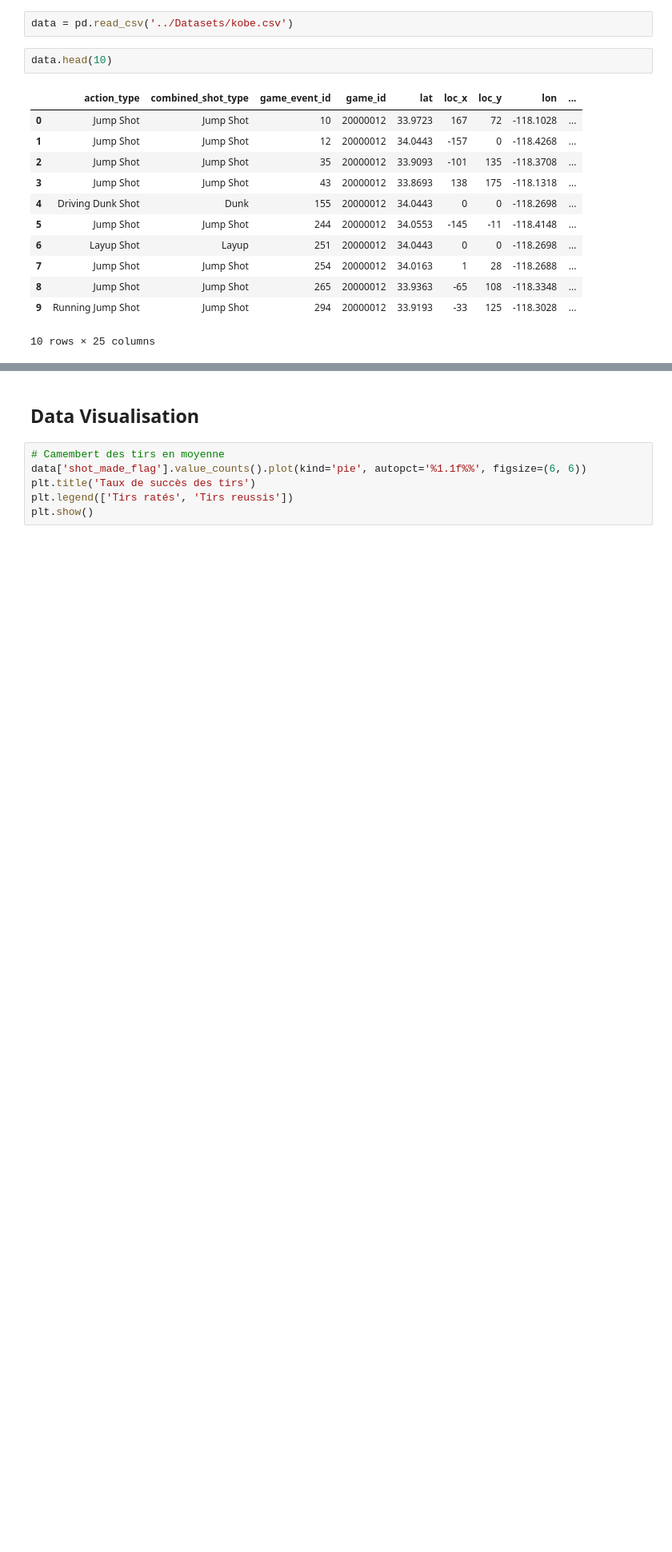
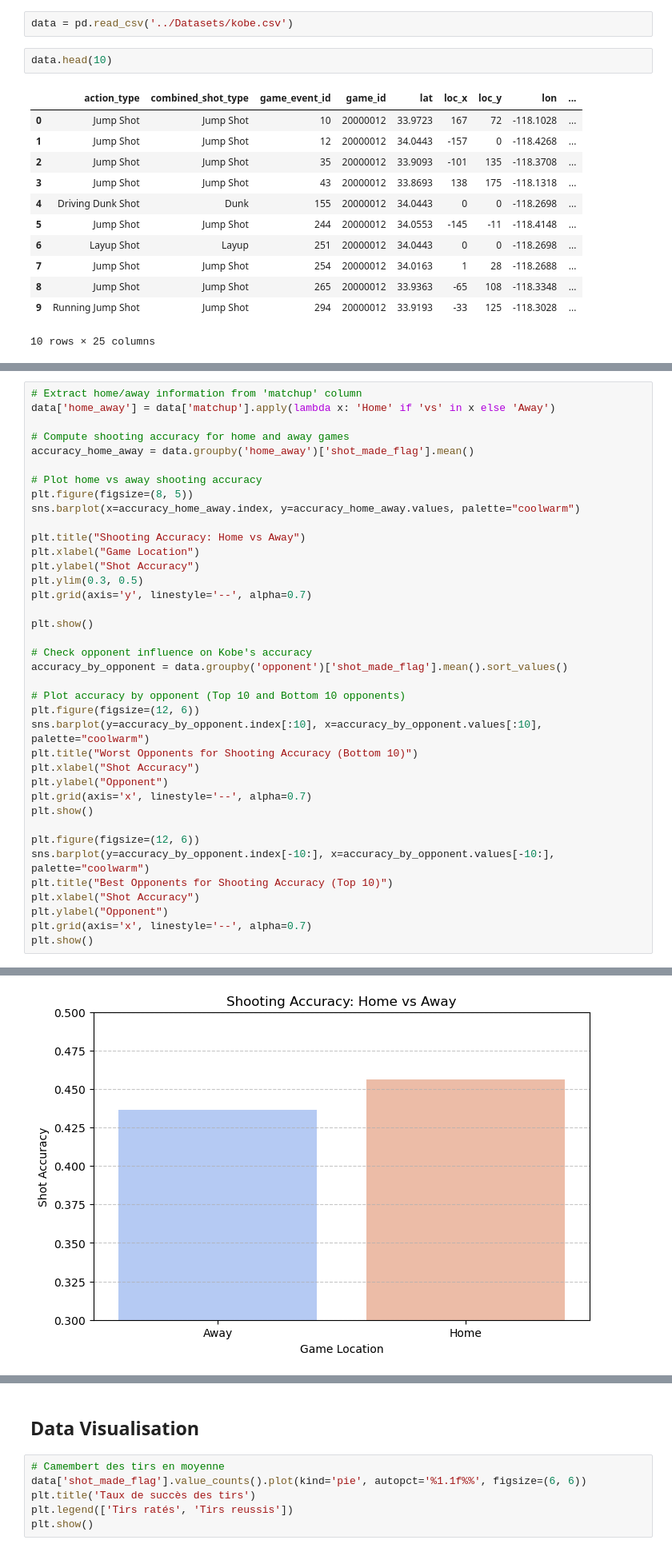
Before and after one commit to guilhem-s/machine_learning_miashs, a Jupyter notebook: kobe-v2/EDA.ipynb, the cells around one changed output, grey strips where cells are left out. Shown: that part at 80% size. Drawn from its saved outputs; the diff is of its cells as text; blank space fills up the shorter version.

```diff
--- a/kobe-v2/EDA.ipynb
+++ b/kobe-v2/EDA.ipynb
@@ -61,0 +99,39 @@ DataFrame shape: (30697, 25)
+# %%
+# Extract home/away information from 'matchup' column
+data['home_away'] = data['matchup'].apply(lambda x: 'Home' if 'vs' in x else 'Away')
+
+# Compute shooting accuracy for home and away games
+accuracy_home_away = data.groupby('home_away')['shot_made_flag'].mean()
+
+# Plot home vs away shooting accuracy
+plt.figure(figsize=(8, 5))
+sns.barplot(x=accuracy_home_away.index, y=accuracy_home_away.values, palette="coolwarm")
+
+plt.title("Shooting Accuracy: Home vs Away")
+plt.xlabel("Game Location")
+plt.ylabel("Shot Accuracy")
+plt.ylim(0.3, 0.5)
+plt.grid(axis='y', linestyle='--', alpha=0.7)
+
+plt.show()
+
+# Check opponent influence on Kobe's accuracy
+accuracy_by_opponent = data.groupby('opponent')['shot_made_flag'].mean().sort_values()
+
+# Plot accuracy by opponent (Top 10 and Bottom 10 opponents)
+plt.figure(figsize=(12, 6))
+sns.barplot(y=accuracy_by_opponent.index[:10], x=accuracy_by_opponent.values[:10], palette="coolwarm")
+plt.title("Worst Opponents for Shooting Accuracy (Bottom 10)")
+plt.xlabel("Shot Accuracy")
+plt.ylabel("Opponent")
+plt.grid(axis='x', linestyle='--', alpha=0.7)
+plt.show()
+
+plt.figure(figsize=(12, 6))
+sns.barplot(y=accuracy_by_opponent.index[-10:], x=accuracy_by_opponent.values[-10:], palette="coolwarm")
+plt.title("Best Opponents for Shooting Accuracy (Top 10)")
+plt.xlabel("Shot Accuracy")
+plt.ylabel("Opponent")
+plt.grid(axis='x', linestyle='--', alpha=0.7)
+plt.show()
+# %% [output]
@@ -61,0 +141 @@ DataFrame shape: (30697, 25)
+[figure, added]
```
Also changed, not shown: parts of 20 cells of this notebook.
